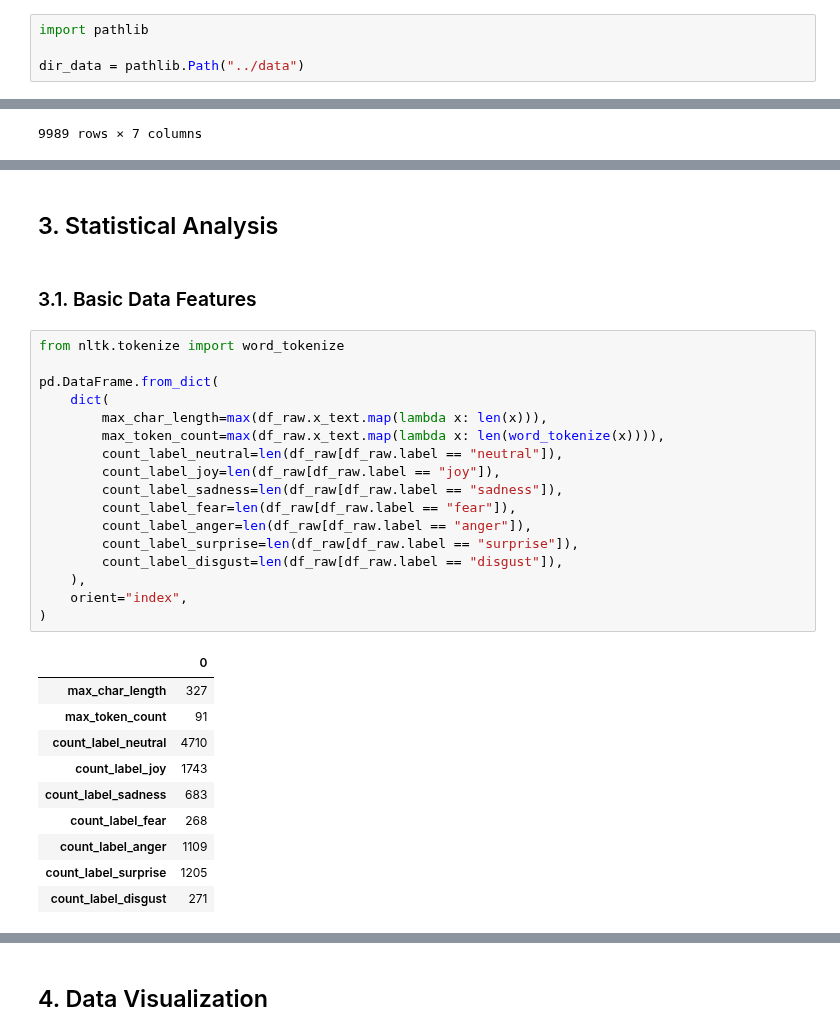
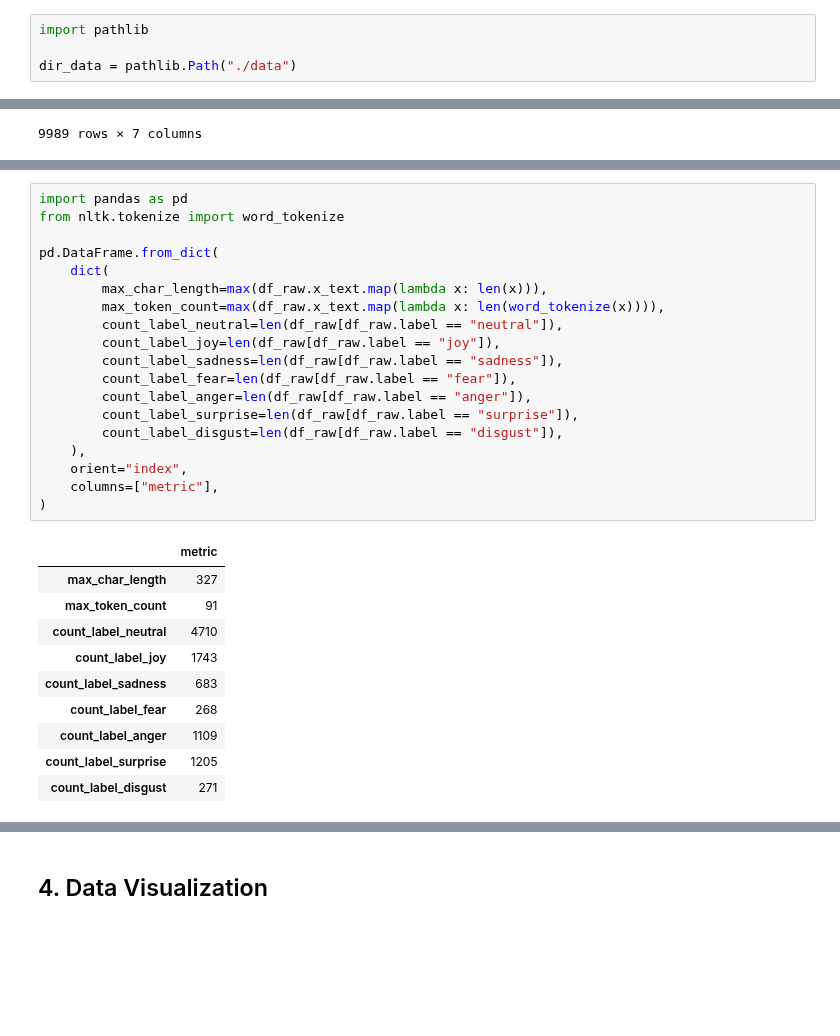
Before and after one commit to hudsonmendes/uolondon-cm3070-fp, a Jupyter notebook: dev/eda.ipynb, the cells around one changed output, grey strips where cells are left out. Drawn from its saved outputs; the diff is of its cells as text; blank space fills up the shorter version.

```diff
--- a/dev/eda.ipynb
+++ b/dev/eda.ipynb
@@ -57,5 +63,5 @@ True
 # %%
 import pathlib
 
-dir_data = pathlib.Path("../data")
+dir_data = pathlib.Path("./data")
 # %% [markdown]
@@ -140,29 +151,27 @@ table_html = (
 display(HTML(table_html))
 # %% [output]
 [interactive output not drawn]
-# %% [markdown]
-## 3. Statistical Analysis
-# %% [markdown]
-### 3.1. Basic Data Features
 # %%
+import pandas as pd
 from nltk.tokenize import word_tokenize
 
 pd.DataFrame.from_dict(
     dict(
         max_char_length=max(df_raw.x_text.map(lambda x: len(x))),
         max_token_count=max(df_raw.x_text.map(lambda x: len(word_tokenize(x)))),
         count_label_neutral=len(df_raw[df_raw.label == "neutral"]),
         count_label_joy=len(df_raw[df_raw.label == "joy"]),
         count_label_sadness=len(df_raw[df_raw.label == "sadness"]),
         count_label_fear=len(df_raw[df_raw.label == "fear"]),
         count_label_anger=len(df_raw[df_raw.label == "anger"]),
         count_label_surprise=len(df_raw[df_raw.label == "surprise"]),
         count_label_disgust=len(df_raw[df_raw.label == "disgust"]),
     ),
     orient="index",
+    columns=["metric"],
 )
 # %% [output]
-|  | 0 |
+|  | metric |
 | max_char_length | 327 |
 | max_token_count | 91 |
 | count_label_neutral | 4710 |
```
Also changed, not shown: parts of 11 cells of this notebook, 2 other files.
